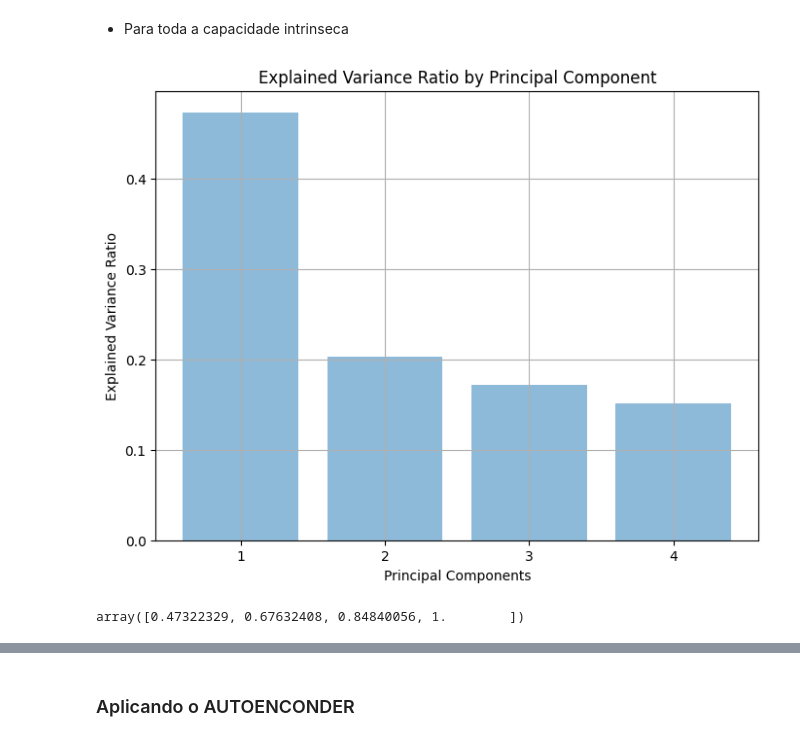
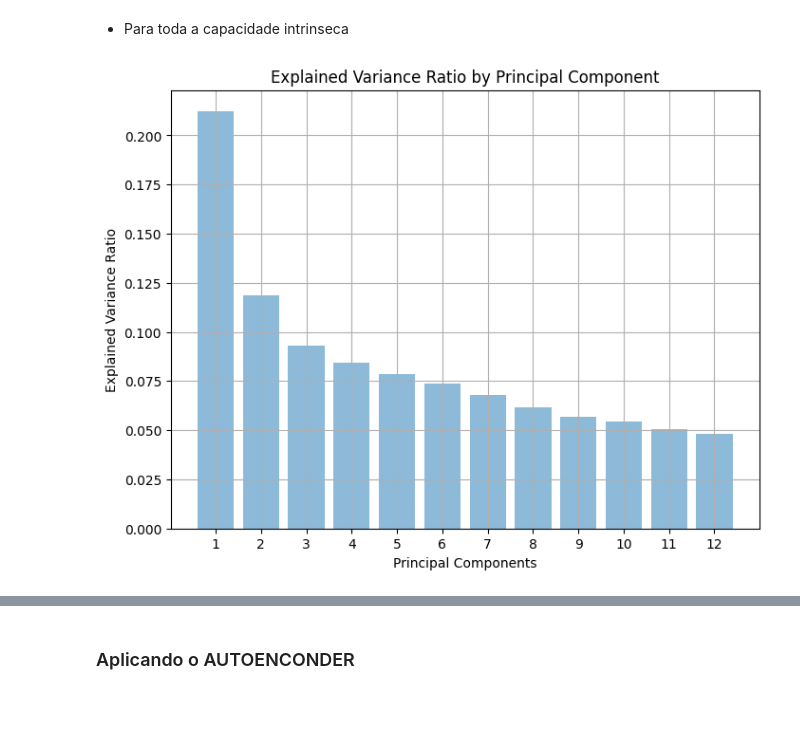
Before and after one commit to vinicind/intrinsic-capacity, a Jupyter notebook: pca.ipynb, the cells around one changed output, grey strips where cells are left out. Drawn from its saved outputs; the diff is of its cells as text; code cells hidden in the pictures; blank space fills up the shorter version.

```diff
--- a/pca.ipynb
+++ b/pca.ipynb
@@ -17,9 +17,9 @@ df = pd.read_csv('Data/processed_df.csv')
 # %%
 ci_map = {
     'cognitive': ['semantic_memory', 'verbal_fluency', 'memory_recall', 'temporal_orientation'],
-    'psychologicaç': ['depression_scale', 'sleep_quality'],
+    'psychologicao': ['depression_scale', 'sleep_quality'],
     'locomotor': ['gait_speed', 'balance'],
-    'vitality': ['imc', 'handgrip'],
+    'vitality': ['handgrip'],
     'sensory': ['distance_vision', 'near_vision', 'hearing_deficit']
 }
 ci_cols = []
@@ -96,26 +128,22 @@ df_scaled
 # %%
 from sklearn.decomposition import PCA
 
 # Initialize PCA with desired number of components
 pca = PCA()  # We'll reduce the data to 2 dimensions
 
 # Fit PCA to the data and transform the data
-transformed_data = pca.fit_transform(df_scaled[ci_map['cognitive']])
+transformed_data = pca.fit_transform(df_scaled)
 
 explained_variance_ratio = pca.explained_variance_ratio_
 
 # Plot explained variance ratio
 plt.figure(figsize=(8, 6))
 plt.bar(range(1, len(explained_variance_ratio) + 1), explained_variance_ratio, alpha=0.5, align='center')
 plt.xlabel('Principal Components')
 plt.ylabel('Explained Variance Ratio')
 plt.title('Explained Variance Ratio by Principal Component')
 plt.xticks(range(1, len(explained_variance_ratio) + 1))
 plt.grid(True)
 plt.show()
 # %% [output]
-[figure, old version]
+[figure, new version]
-# %%
-explained_variance_ratio.cumsum()
-# %% [output]
-array([0.47322329, 0.67632408, 0.84840056, 1.        ])
```
Also changed, not shown: parts of 26 cells of this notebook, 1 other file.
